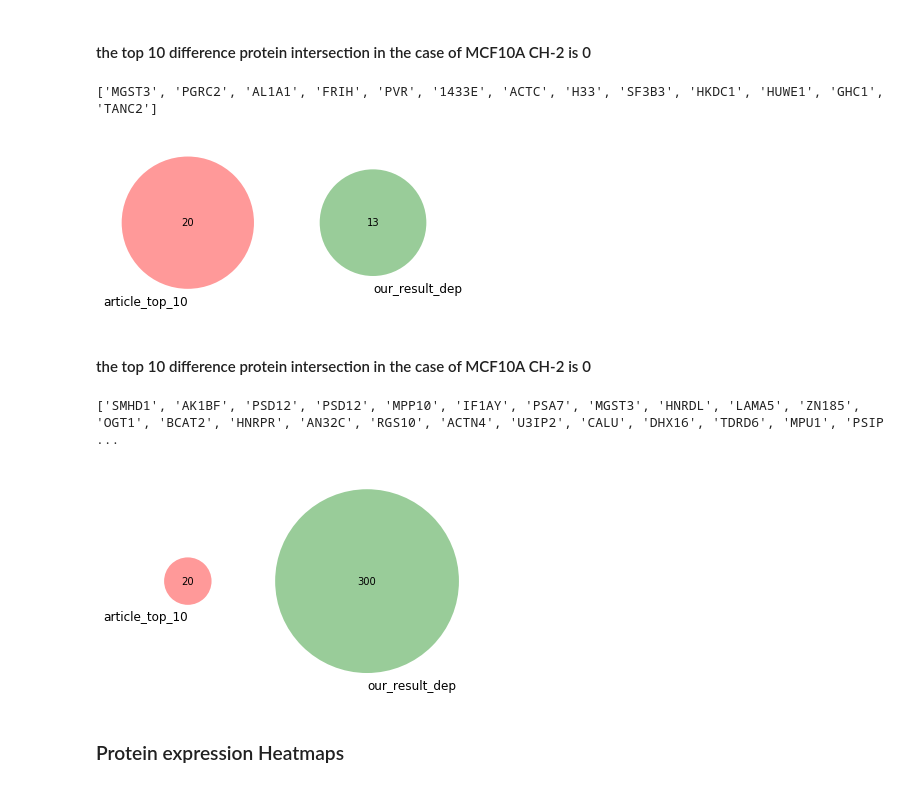
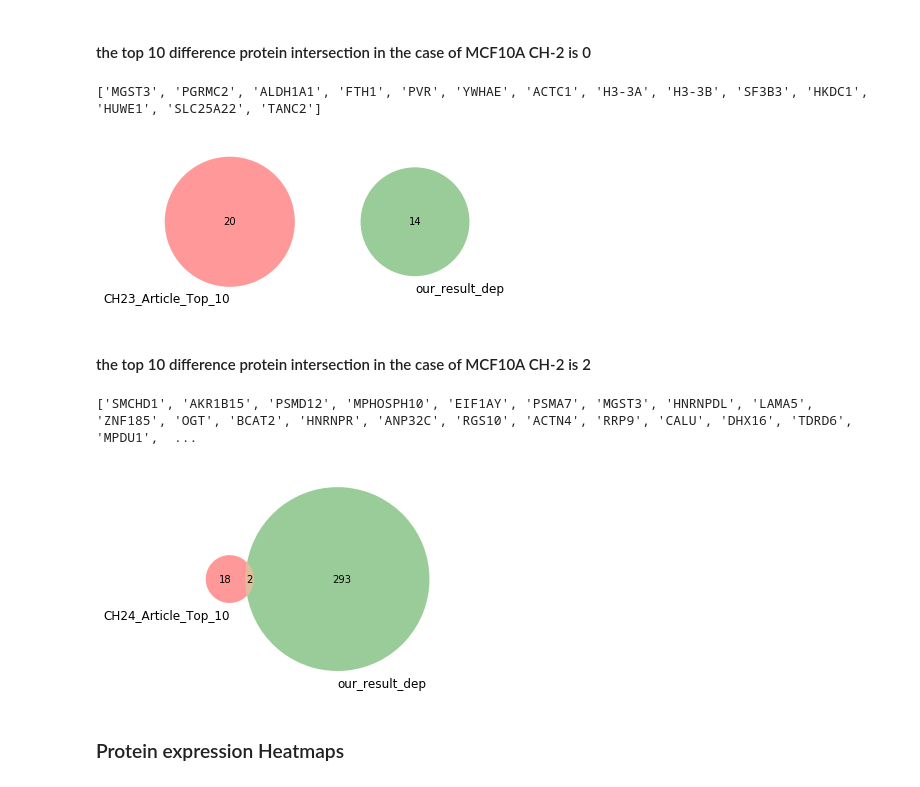
Before and after one commit to bigbio/pquant, a Jupyter notebook: notebooks/TestTMT_summary_report.ipynb, the cells around one changed output. Cells and saved outputs as stored; diff of their text form; code cells hidden in the pictures.

```diff
--- a/notebooks/TestTMT_summary_report.ipynb
+++ b/notebooks/TestTMT_summary_report.ipynb
@@ -299,5 +322,7 @@ plt.show()
 # %%
 from matplotlib_venn import venn2, venn3
+import pandas as pd
+from matplotlib import pyplot as plt
 
 # TOP ten protein per condition comparison
 # 1. MCF10A  CH-23=CH-2  CH-8=CH-1  CH-24=CH-3
@@ -315,23 +340,24 @@ CH8_all.sort_values(["log2FC"],ascending=False).head(10)
 CH8_all.sort_values(["log2FC"],ascending=False).tail(10)
 
 # read data of the article
-article_result = pd.read_excel("C:/Users/ChengXin/Desktop/PR/PXD009553/Perseus results.xlsx", header=0, sheet_name="MCF10A", )
+article_result = pd.read_excel("C:/Users/ChengXin/Desktop/PR/PXD009553/Perseus results.xlsx", header=0, sheet_name="MCF10A")
 # p1 = article_result[(article_result["Log2(CH-1/Control)"] > 0.606) | (article_result["Log2(CH-1/Control)"] < -0.606)]['Gene names'].tolist()
 p1 = article_result['Gene names'].tolist()
 article_top_10 = ['ME2', 'HIST3H2A', 'HMOX1', 'HSPA1B', 'HLA-C', 'HLA-A', 'ACBD3', 'HSPB1', 'B2M', 'P4HA1', 'HNRNPUL1', 'LUC7L3', 'S100A2',
                  'NUCKS1', 'PTMA', 'HMGN1', 'ETF1', 'BZW1', 'TXN2', 'EIF4B']
 
-def preprocess(s):
-    return s.split('|')[-1].replace("_HUMAN", '')
+def preprocess(pro):
+    return pro.split('|')[-1]
 
-MCF10A_All = list(map(preprocess,MCF10A_All))
+MCF10A_All = MapProtGeneName(list(map(preprocess, MCF10A_All)))
 
-our_result = list(map(preprocess, CH8_all['Protein'].tolist()))
-MCF10A_All_DEP = list(map(preprocess, MCF10A_DEP['Protein'].tolist()))
+our_result = MapProtGeneName(list(map(preprocess, CH8_all['Protein'].tolist())))
+
+MCF10A_All_DEP = MapProtGeneName(list(map(preprocess, MCF10A_DEP['Protein'].tolist())))
 
 venn3(subsets=[set(MCF10A_All), set(p1), set(MCF10A_All_DEP)], set_labels=('our_total_pro','article_all_pro', 'Our_MCF10A_All_DEP'))
 plt.show()
 
-venn2(subsets=[set(article_top_10), set(our_result)], set_labels=('article_top_10', 'our_result_dep'))
+venn2(subsets=[set(article_top_10), set(our_result)], set_labels=('CH8_Article_Top_10', 'our_result_dep'))
 plt.show()
 # %% [output]
@@ -342,33 +368,33 @@ plt.show()
 # %%
 # MCF10A  CH-23=CH-2
 CH23_all = MCF10A_DEP[MCF10A_DEP['Label'] == 'MCF10A|CH-23 vs MCF10A|Control']
 
 # up proteins top 10
 CH23_all.sort_values(["log2FC"],ascending=False).head(10)
 
 # down protein top 10
 CH23_all.sort_values(["log2FC"],ascending=False).tail(10)
 
 # read data of the article
-article_result = pd.read_excel("C:/Users/ChengXin/Desktop/PR/PXD009553/Perseus results.xlsx", header=0, sheet_name="MCF10A", )
+article_result = pd.read_excel("C:/Users/ChengXin/Desktop/PR/PXD009553/Perseus results.xlsx", header=0, sheet_name="MCF10A")
 # p1 = article_result[(article_result["Log2(CH-1/Control)"] > 0.606) | (article_result["Log2(CH-1/Control)"] < -0.606)]['Gene names'].tolist()
 p1 = article_result['Gene names'].tolist()
 article_top_10 = ['HSPA1B', 'HMOX1', 'SQSTM1', 'CRYAB', 'BAG3', 'HSPA6', 'P4HA1', 'HSPH1', 'HSP90AA1', 'HSPB1', 'GALNT2', 'INF2', 'DDX39A',
                  'PCNA', 'ACTB', 'EMG1', 'PSMD3', 'MT1E', 'EIF3D', 'DDX3X']
 
 def preprocess(s):
-    return s.split('|')[-1].replace("_HUMAN", '')
+    return s.split('|')[-1]
 
-our_result = list(map(preprocess, CH23_all['Protein'].tolist()))
+our_result = MapProtGeneName(list(map(preprocess, CH23_all['Protein'].tolist())))
 print(our_result)
 
-venn2(subsets=[set(article_top_10), set(our_result)], set_labels=('article_top_10', 'our_result_dep'))
+venn2(subsets=[set(article_top_10), set(our_result)], set_labels=('CH23_Article_Top_10', 'our_result_dep'))
 plt.show()
 # %% [output]
-['MGST3', 'PGRC2', 'AL1A1', 'FRIH', 'PVR', '1433E', 'ACTC', 'H33', 'SF3B3', 'HKDC1', 'HUWE1', 'GHC1', 'TANC2']
+['MGST3', 'PGRMC2', 'ALDH1A1', 'FTH1', 'PVR', 'YWHAE', 'ACTC1', 'H3-3A', 'H3-3B', 'SF3B3', 'HKDC1', 'HUWE1', 'SLC25A22', 'TANC2']
-[figure, old version]
+[figure, new version]
 # %% [markdown]
-#### the top 10 difference protein intersection in the case of MCF10A CH-2 is 0
+#### the top 10 difference protein intersection in the case of MCF10A CH-2 is 2
 # %%
 # MCF10A  CH-24=CH-3
 CH24_all = MCF10A_DEP[MCF10A_DEP['Label'] == 'MCF10A|CH-24 vs MCF10A|Control']
@@ -387,16 +413,16 @@ article_top_10 = ['ME2', 'RPS27A', 'HSPA1B', 'HSPB1', 'HEATR1', 'CRYAB', 'HMOX1'
                  'S100A2', 'HMGN1', 'EIF4B', 'OTUB1', 'NUCKS1', 'EIF4H', 'TNKS1BP1']
 
 def preprocess(s):
-    return s.split('|')[-1].replace("_HUMAN", '')
+    return s.split('|')[-1]
 
-our_result = list(map(preprocess, CH24_all['Protein'].tolist()))
+our_result = MapProtGeneName(list(map(preprocess, CH24_all['Protein'].tolist())))
 print(our_result)
 
-venn2(subsets=[set(article_top_10), set(our_result)], set_labels=('article_top_10', 'our_result_dep'))
+venn2(subsets=[set(article_top_10), set(our_result)], set_labels=('CH24_Article_Top_10', 'our_result_dep'))
 plt.show()
 # %% [output]
-['SMHD1', 'AK1BF', 'PSD12', 'PSD12', 'MPP10', 'IF1AY', 'PSA7', 'MGST3', 'HNRDL', 'LAMA5', 'ZN185', 'OGT1', 'BCAT2', 'HNRPR', 'AN32C', 'RGS10', 'ACTN4', 'U3IP2', 'CALU', 'DHX16', 'TDRD6', 'MPU1', 'PSIP ...
+['SMCHD1', 'AKR1B15', 'PSMD12', 'MPHOSPH10', 'EIF1AY', 'PSMA7', 'MGST3', 'HNRNPDL', 'LAMA5', 'ZNF185', 'OGT', 'BCAT2', 'HNRNPR', 'ANP32C', 'RGS10', 'ACTN4', 'RRP9', 'CALU', 'DHX16', 'TDRD6', 'MPDU1',  ...
-[figure, old version]
+[figure, new version]
 # %% [markdown]
 ###  Protein expression Heatmaps
 # %% [markdown]
```
Also changed, not shown: parts of 4 cells of this notebook.
